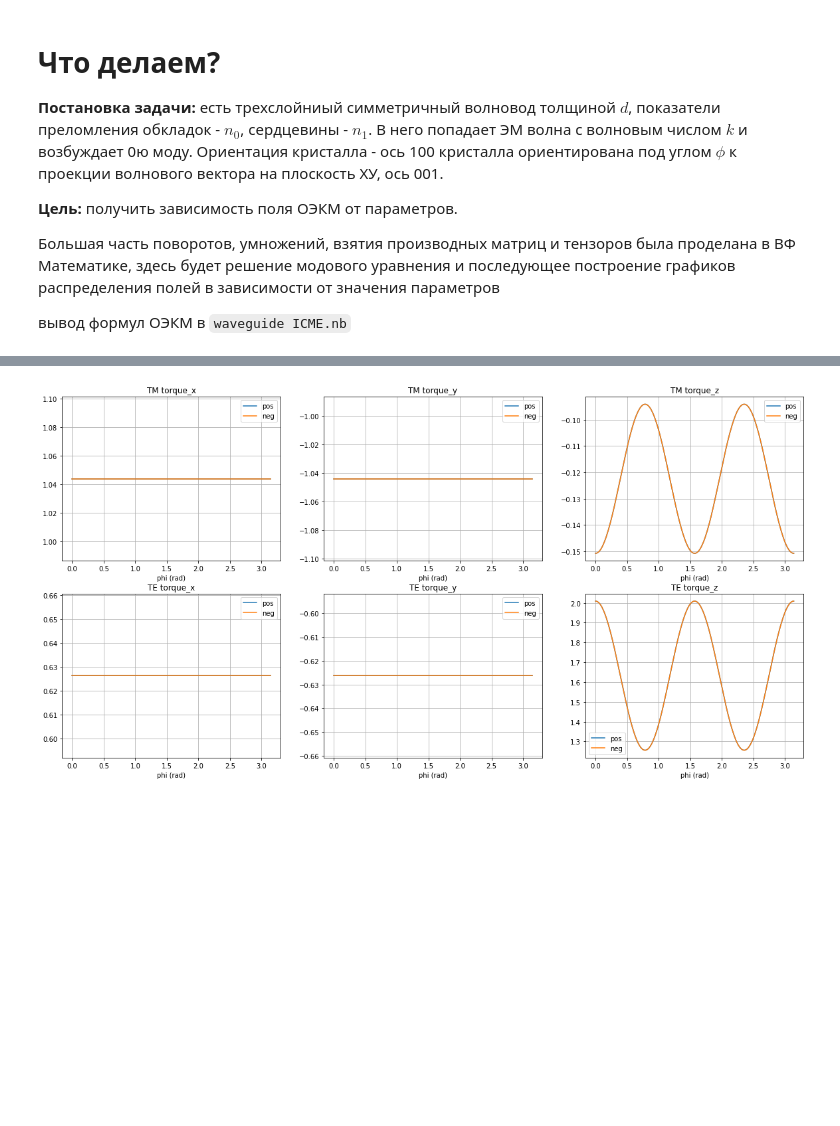
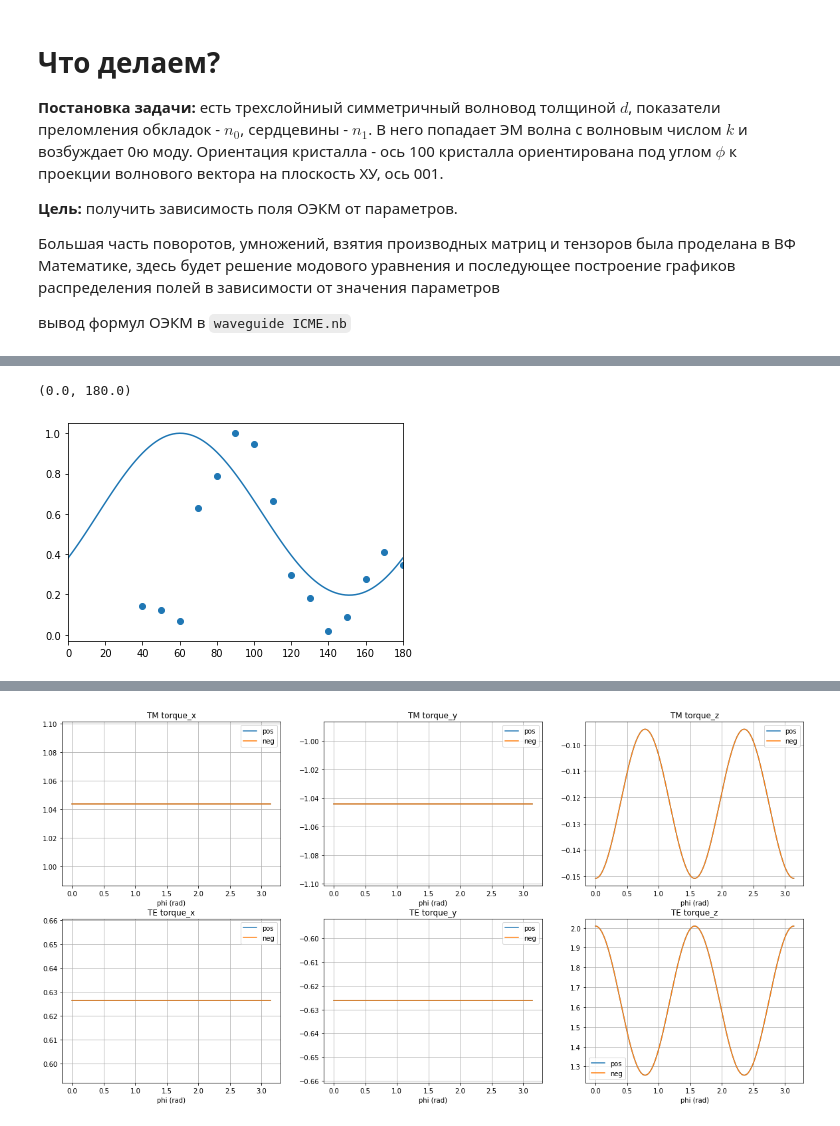
Before and after one commit to Semyonov-as/Python_Modelling, a Jupyter notebook: Waveguide_ICME.ipynb, the cells around one changed output, grey strips where cells are left out. Cells and saved outputs as stored; diff of their text form; code cells hidden in the pictures; blank space fills up the shorter version.

```diff
--- a/Waveguide_ICME.ipynb
+++ b/Waveguide_ICME.ipynb
@@ -17,0 +48,22 @@ import numpy as np
+# %%
+exp_x = [60.0, 70.0, 80.0, 90.0, 100.0, 110.0, 120.0, 130.0, 140.0, 150.0, 160.0, 170.0, 180.0, 190.0, 200.0, 40.0, 50.0]
+exp_y=[0.06862, 0.62801, 0.78781, 1.0, 0.94789, 0.66597, 0.29514, 0.18111, 0.01931,
+ 0.08727, 0.27654, 0.40941, 0.34795, 0.27092, 0.24837, 0.1426, 0.12521]
+
+
+Ksi = np.linspace(0, np.pi, 100)
+tor = []
+phi = np.pi*3/8
+for ksi in Ksi:
+    E = (np.cos(theta)*np.cos(ksi), np.sin(ksi), np.sin(theta)*np.cos(ksi))
+    H = icme.get_H(1, 0, 10/180*np.pi)
+    M = icme.get_M_from_H(H, phi)
+    t = icme.get_icme_torque(E, H, M, phi)
+    tor.append(np.sqrt(t[1]**2 + t[2]**2))
+
+plt.plot((Ksi)/np.pi*180, (tor/np.max(tor)))
+plt.scatter(exp_x, exp_y)
+plt.xlim((0, 180))
+# %% [output]
+(0.0, 180.0)
+[figure, added]
```
Also changed, not shown: parts of 6 cells of this notebook, 1 other file.
